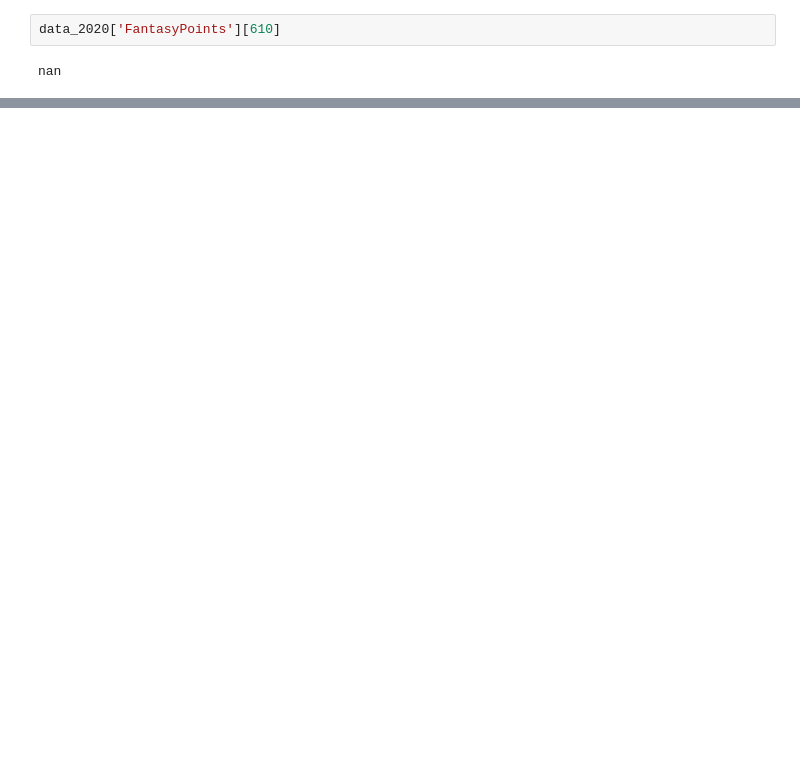
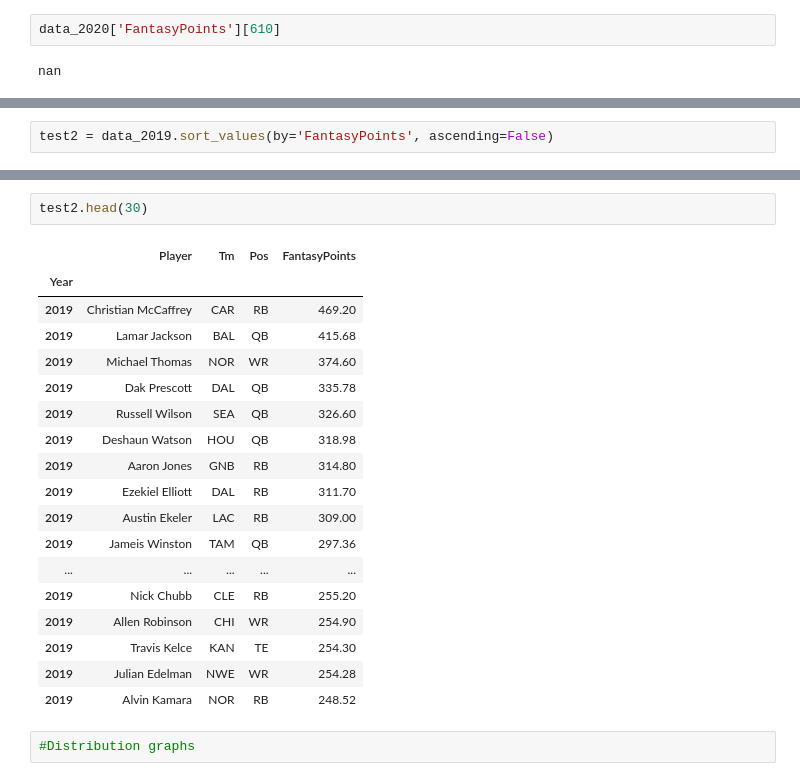
Before and after one commit to amack56/Project-1, a Jupyter notebook: Notebook/alex.ipynb, the cells around one changed output, grey strips where cells are left out. Cells and saved outputs as stored; diff of their text form; blank space fills up the shorter version.

```diff
--- a/Notebook/alex.ipynb
+++ b/Notebook/alex.ipynb
@@ -202,0 +222,2 @@ nan
+# %%
+test2 = data_2019.sort_values(by='FantasyPoints', ascending=False)
@@ -202,0 +241,23 @@ nan
+# %%
+test2.head(30)
+# %% [output]
+|  | Player | Tm | Pos | FantasyPoints |
+| Year |  |  |  |  |
+| 2019 | Christian McCaffrey | CAR | RB | 469.20 |
+| 2019 | Lamar Jackson | BAL | QB | 415.68 |
+| 2019 | Michael Thomas | NOR | WR | 374.60 |
+| 2019 | Dak Prescott | DAL | QB | 335.78 |
+| 2019 | Russell Wilson | SEA | QB | 326.60 |
+| 2019 | Deshaun Watson | HOU | QB | 318.98 |
+| 2019 | Aaron Jones | GNB | RB | 314.80 |
+| 2019 | Ezekiel Elliott | DAL | RB | 311.70 |
+| 2019 | Austin Ekeler | LAC | RB | 309.00 |
+| 2019 | Jameis Winston | TAM | QB | 297.36 |
+| ... | ... | ... | ... | ... |
+| 2019 | Nick Chubb | CLE | RB | 255.20 |
+| 2019 | Allen Robinson | CHI | WR | 254.90 |
+| 2019 | Travis Kelce | KAN | TE | 254.30 |
+| 2019 | Julian Edelman | NWE | WR | 254.28 |
+| 2019 | Alvin Kamara | NOR | RB | 248.52 |
+# %%
+#Distribution graphs
```
Also changed, not shown: parts of 7 cells of this notebook, 1 other file.
